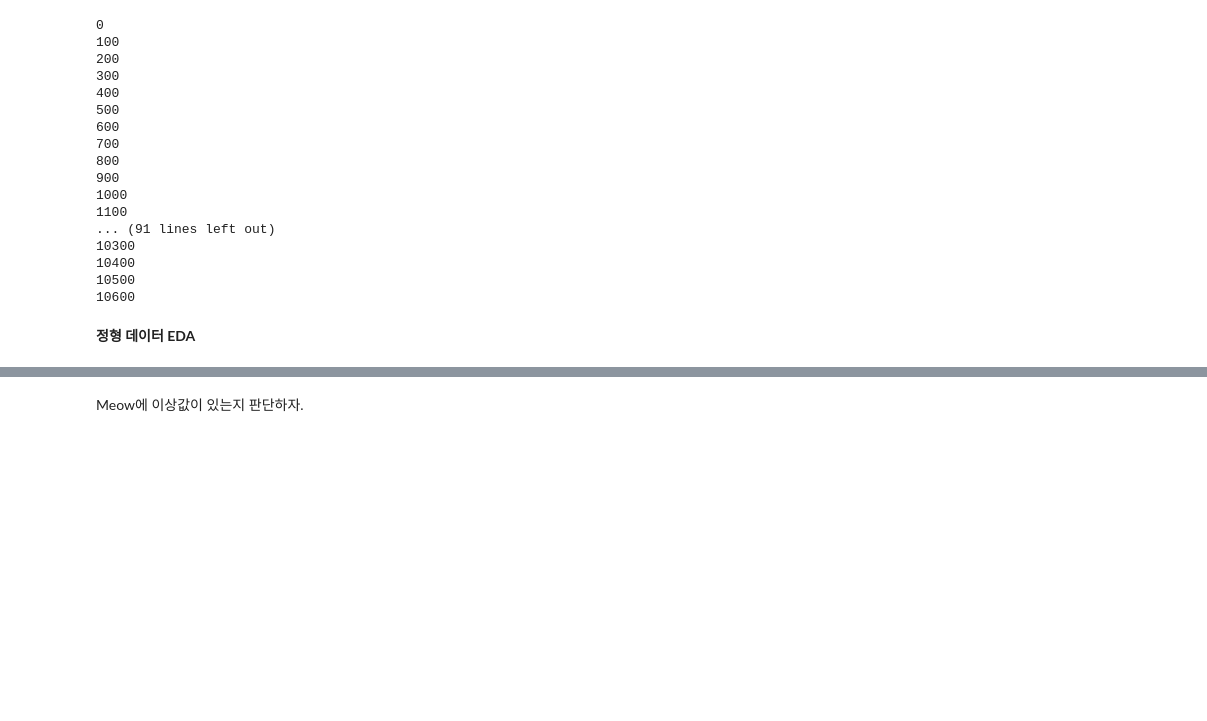
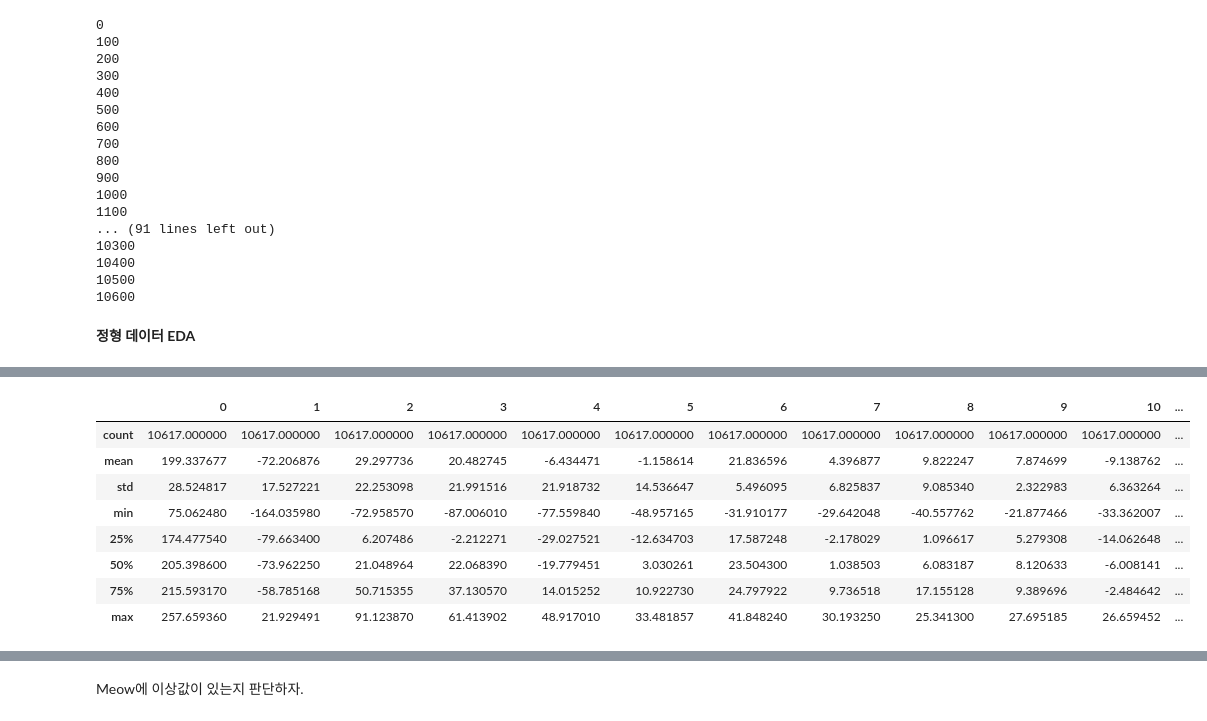
Before and after one commit to lukekim420/catclass, a Jupyter notebook: eda_mid.ipynb, the cells around one changed output, grey strips where cells are left out. Cells and saved outputs as stored; diff of their text form; code cells hidden in the pictures; blank space fills up the shorter version.

```diff
--- a/eda_mid.ipynb
+++ b/eda_mid.ipynb
@@ -384,0 +490,12 @@ df_caterwaul = pd.read_csv("/catclass/augmented_data/structured_data/train/cater
+# %%
+df_caterwaul.describe()
+# %% [output]
+|  | 0 | 1 | 2 | 3 | 4 | 5 | 6 | 7 | 8 | 9 | 10 | ... |
+| count | 10617.000000 | 10617.000000 | 10617.000000 | 10617.000000 | 10617.000000 | 10617.000000 | 10617.000000 | 10617.000000 | 10617.000000 | 10617.000000 | 10617.000000 | ... |
+| mean | 199.337677 | -72.206876 | 29.297736 | 20.482745 | -6.434471 | -1.158614 | 21.836596 | 4.396877 | 9.822247 | 7.874699 | -9.138762 | ... |
+| std | 28.524817 | 17.527221 | 22.253098 | 21.991516 | 21.918732 | 14.536647 | 5.496095 | 6.825837 | 9.085340 | 2.322983 | 6.363264 | ... |
+| min | 75.062480 | -164.035980 | -72.958570 | -87.006010 | -77.559840 | -48.957165 | -31.910177 | -29.642048 | -40.557762 | -21.877466 | -33.362007 | ... |
+| 25% | 174.477540 | -79.663400 | 6.207486 | -2.212271 | -29.027521 | -12.634703 | 17.587248 | -2.178029 | 1.096617 | 5.279308 | -14.062648 | ... |
+| 50% | 205.398600 | -73.962250 | 21.048964 | 22.068390 | -19.779451 | 3.030261 | 23.504300 | 1.038503 | 6.083187 | 8.120633 | -6.008141 | ... |
+| 75% | 215.593170 | -58.785168 | 50.715355 | 37.130570 | 14.015252 | 10.922730 | 24.797922 | 9.736518 | 17.155128 | 9.389696 | -2.484642 | ... |
+| max | 257.659360 | 21.929491 | 91.123870 | 61.413902 | 48.917010 | 33.481857 | 41.848240 | 30.193250 | 25.341300 | 27.695185 | 26.659452 | ... |
```
Also changed, not shown: parts of 14 cells of this notebook.
